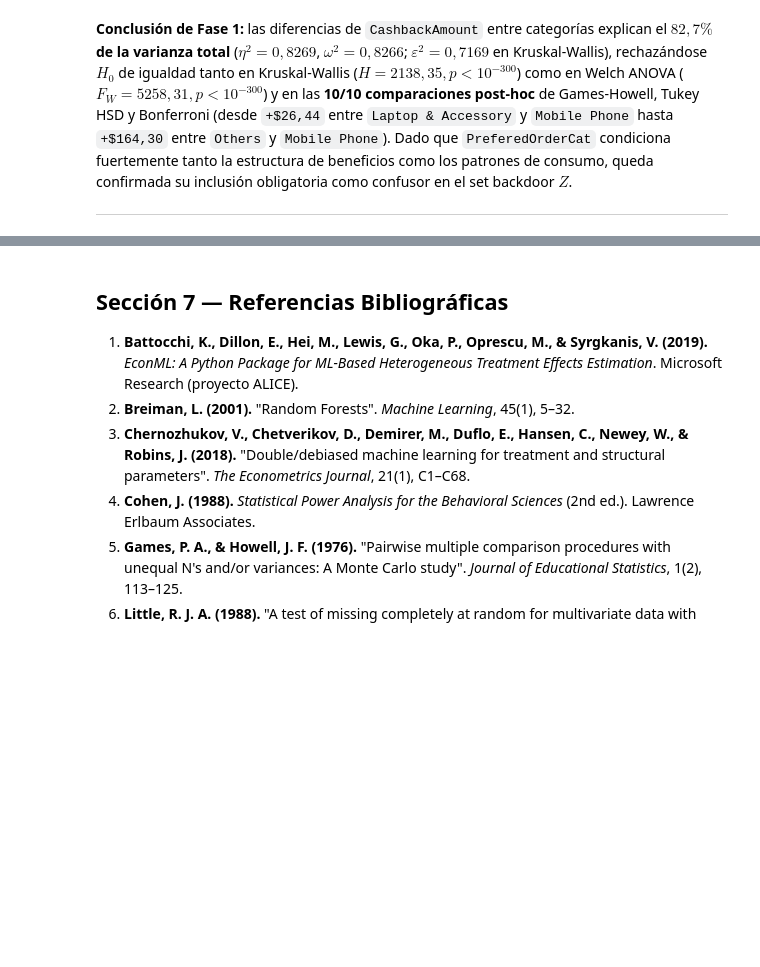
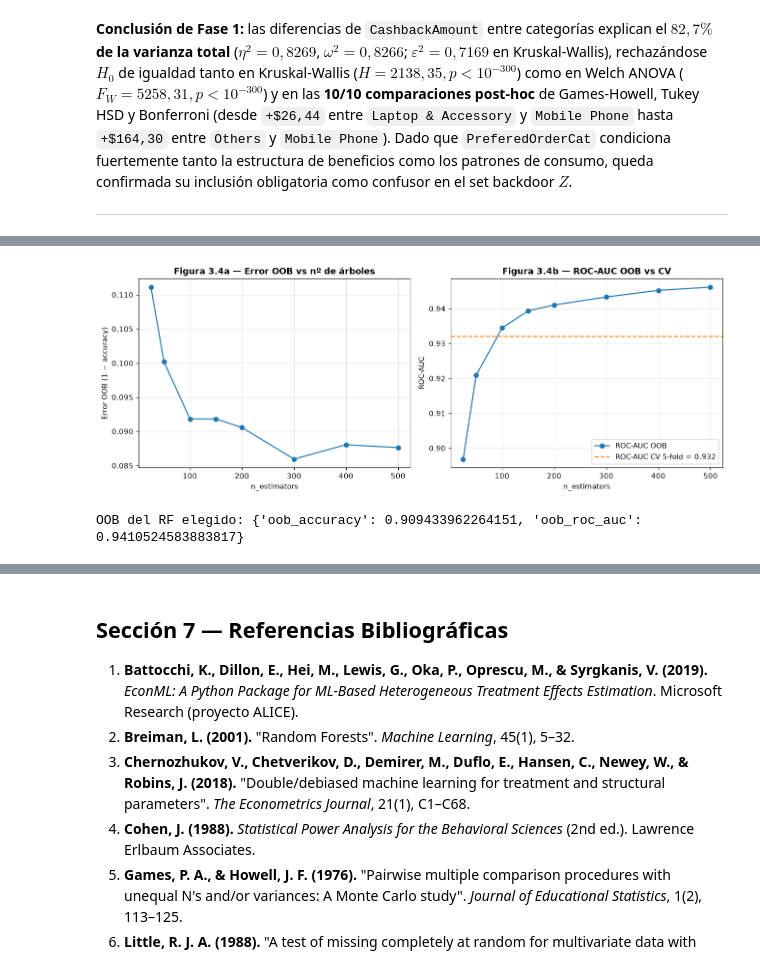
Before and after one commit to CarolaNasif/TPI_Decision_Intelligence_EAyMR, a Jupyter notebook: notebooks/TP_Integrador_Final.ipynb, the cells around one changed output, grey strips where cells are left out. Drawn from its saved outputs; the diff is of its cells as text; code cells hidden in the pictures; blank space fills up the shorter version.

```diff
--- a/notebooks/TP_Integrador_Final.ipynb
+++ b/notebooks/TP_Integrador_Final.ipynb
@@ -766,0 +961,16 @@ plt.show()
+# %%
+curve = mdl.oob_convergence(res["models"]["Random Forest"], X_train, y_train)
+cv_auc = res["cv"]["Random Forest"]["cv_roc_auc_mean"]
+fig, axes = plt.subplots(1, 2, figsize=(12, 4.5))
+axes[0].plot(curve.n_estimators, curve.oob_error, "o-")
+axes[0].set(title="Figura 3.4a — Error OOB vs nº de árboles", xlabel="n_estimators", ylabel="Error OOB (1 − accuracy)")
+axes[1].plot(curve.n_estimators, curve.oob_roc_auc, "o-", label="ROC-AUC OOB")
+axes[1].axhline(cv_auc, color="tab:orange", ls="--", label=f"ROC-AUC CV 5-fold = {cv_auc:.3f}")
+axes[1].set(title="Figura 3.4b — ROC-AUC OOB vs CV", xlabel="n_estimators", ylabel="ROC-AUC")
+axes[1].legend()
+plt.tight_layout()
+plt.show()
+print(f"OOB del RF elegido: {res['rf_oob']}")
+# %% [output]
+[figure, added]
+OOB del RF elegido: {'oob_accuracy': 0.909433962264151, 'oob_roc_auc': 0.9410524583883817}
```
Also changed, not shown: parts of 58 cells of this notebook, 1 other file.
